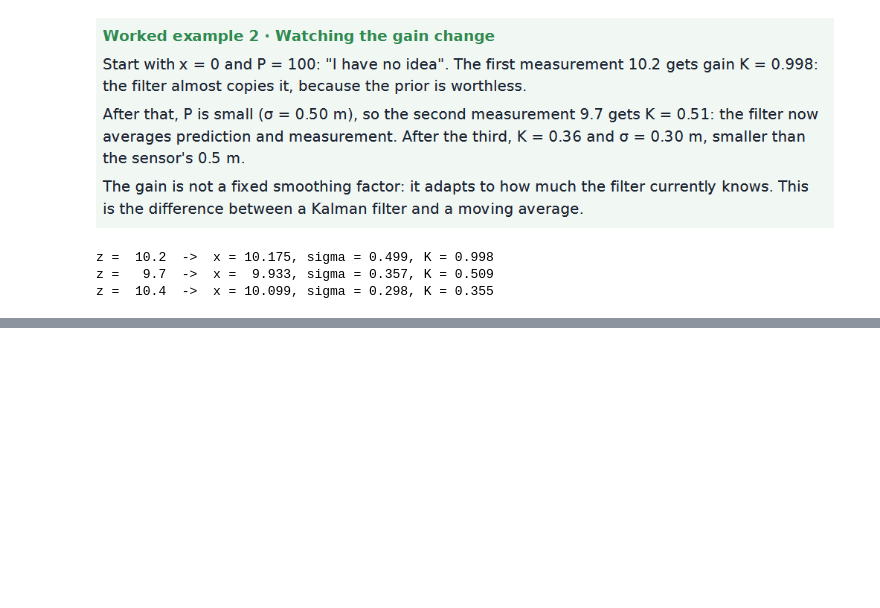
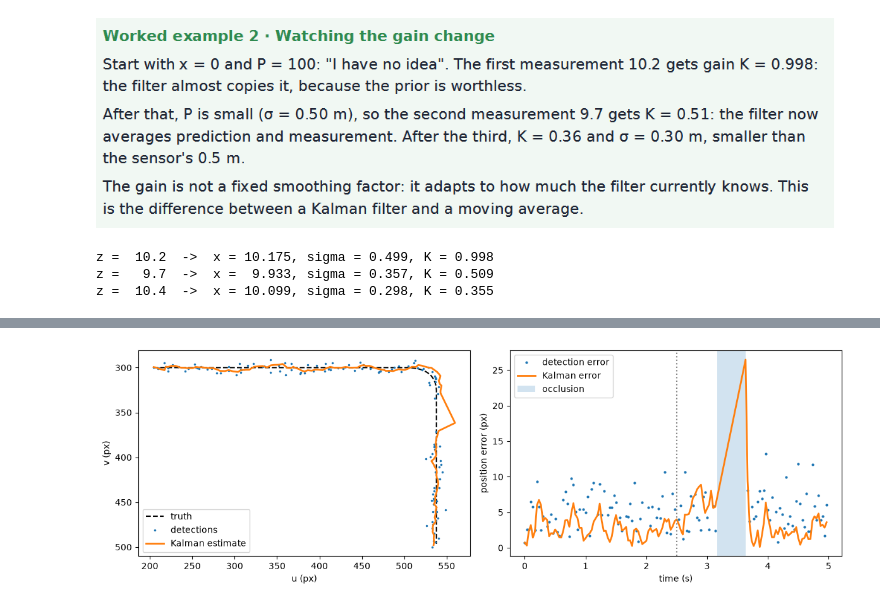
Before and after one commit to Ali-Haider-NSU/kalman-mot-tracking, a Jupyter notebook: notebooks/practice_kalman_mot.ipynb, the cells around one changed output, grey strips where cells are left out. Drawn from its saved outputs; the diff is of its cells as text; code cells hidden in the pictures; blank space fills up the shorter version.

Commit message:
Practice: worked example 3 – 2D tracking through a turn and an occlusion

```diff
--- a/notebooks/practice_kalman_mot.ipynb
+++ b/notebooks/practice_kalman_mot.ipynb
@@ -39,0 +42,81 @@ z =  10.4  ->  x = 10.099, sigma = 0.298, K = 0.355
+# %%
+import numpy as np
+import matplotlib.pyplot as plt
+
+# ---------- Kalman filter and constant-velocity model ----------
+class KalmanFilter:
+    """Linear Kalman filter: x' = F x + w,  z = H x + v,  w ~ N(0, Q),  v ~ N(0, R)."""
+    def __init__(self, F, H, Q, R, x0, P0):
+        self.F, self.H, self.Q, self.R = F, H, Q, R
+        self.x, self.P = x0.astype(float), P0.astype(float)
+
+    def predict(self):
+        self.x = self.F @ self.x
+        self.P = self.F @ self.P @ self.F.T + self.Q
+        return self.x
+
+    def update(self, z):
+        y = z - self.H @ self.x                      # innovation
+        S = self.H @ self.P @ self.H.T + self.R      # innovation covariance
+        K = self.P @ self.H.T @ np.linalg.inv(S)     # Kalman gain
+        self.x = self.x + K @ y
+        self.P = (np.eye(len(self.x)) - K @ self.H) @ self.P
+        return y, S
+
+def constant_velocity_model(dt, q, r):
+    """State [x, y, vx, vy], measurement [x, y]; q: acceleration noise, r: meas. std."""
+    F = np.array([[1, 0, dt, 0], [0, 1, 0, dt], [0, 0, 1, 0], [0, 0, 0, 1]], float)
+    H = np.array([[1, 0, 0, 0], [0, 1, 0, 0]], float)
+    G = np.array([[dt**2 / 2, 0], [0, dt**2 / 2], [dt, 0], [0, dt]])
+    Q = q**2 * G @ G.T                               # white-noise acceleration
+    R = r**2 * np.eye(2)
+    return F, H, Q, R
+
+# ---------- simulated pedestrian: right, then turning down ----------
+rng = np.random.default_rng(0)
+dt, n = 1 / 30, 150
+t = np.arange(n) * dt
+vx = np.where(t < 2.5, 120.0, 120.0 * np.clip(1 - (t - 2.5) / 0.6, 0, 1))   # px/s
+vy = np.where(t < 2.5, 0.0, 90.0 * np.clip((t - 2.5) / 0.6, 0, 1))
+truth = np.c_[200 + np.cumsum(vx) * dt, 300 + np.cumsum(vy) * dt]
+
+meas = truth + rng.normal(0, 4.0, truth.shape)          # detector noise: 4 px
+missed = rng.random(n) < 0.15                            # 15 % missed detections
+missed[95:110] = True                                    # plus a short occlusion
+
+# ---------- run the filter ----------
+F, H, Q, R = constant_velocity_model(dt, q=150.0, r=4.0)
+kf = KalmanFilter(F, H, Q, R, x0=np.r_[meas[0], 0, 0], P0=np.diag([16, 16, 1e4, 1e4]))
+est = [kf.x[:2].copy()]
+for k in range(1, n):
+    kf.predict()
+    if not missed[k]:
+        kf.update(meas[k])
+    est.append(kf.x[:2].copy())
+est = np.array(est)
+
+# ---------- results ----------
+ok = ~missed
+rmse_raw = np.sqrt(np.mean(np.sum((meas[ok] - truth[ok]) ** 2, axis=1)))
+rmse_kf = np.sqrt(np.mean(np.sum((est[ok] - truth[ok]) ** 2, axis=1)))
+gap = slice(95, 110)
+gap_err = np.sqrt(np.mean(np.sum((est[gap] - truth[gap]) ** 2, axis=1)))
+print(f"position error: raw detections {rmse_raw:.2f} px, Kalman filter {rmse_kf:.2f} px")
+print(f"during the 0.5 s occlusion (prediction only): {gap_err:.2f} px")
+print(f"velocity at the end: ({kf.x[2]:.1f}, {kf.x[3]:.1f}) px/s, true (0.0, 90.0)")
+
+# ---------- plot: path and error over time ----------
+err_raw = np.linalg.norm(meas - truth, axis=1)
+err_kf = np.linalg.norm(est - truth, axis=1)
+fig, ax = plt.subplots(1, 2, figsize=(12, 4))
+ax[0].plot(truth[:, 0], truth[:, 1], "k--", label="truth")
+ax[0].plot(meas[ok, 0], meas[ok, 1], ".", ms=3, label="detections")
+ax[0].plot(est[:, 0], est[:, 1], lw=2, label="Kalman estimate")
+ax[0].invert_yaxis(); ax[0].set_xlabel("u (px)"); ax[0].set_ylabel("v (px)"); ax[0].legend()
+ax[1].plot(t[ok], err_raw[ok], ".", ms=4, label="detection error")
+ax[1].plot(t, err_kf, lw=2, label="Kalman error")
+ax[1].axvspan(t[95], t[109], alpha=0.2, label="occlusion")
+ax[1].axvline(2.5, ls=":", c="gray")
+ax[1].set_xlabel("time (s)"); ax[1].set_ylabel("position error (px)"); ax[1].legend()
+plt.tight_layout(); plt.show()
+# %% [output]
@@ -39,0 +126 @@ z =  10.4  ->  x = 10.099, sigma = 0.298, K = 0.355
+[figure, added]
```
Also changed, not shown: parts of 2 cells of this notebook.
